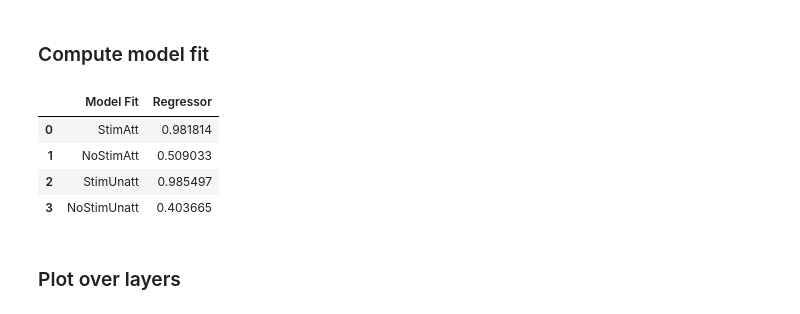
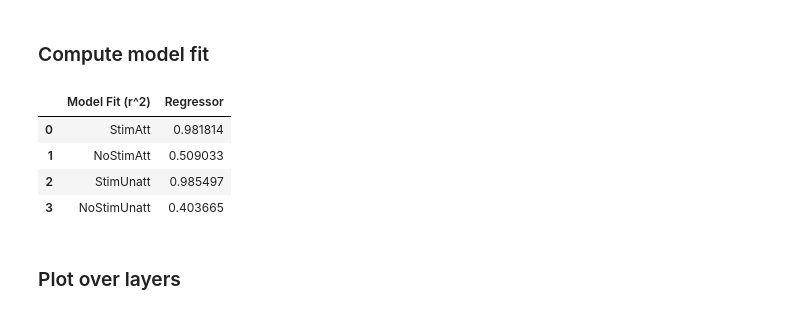
Before and after one commit to TimVanMourik/LayerAttention, a Jupyter notebook: Notebooks/LayerFir.ipynb, the cells around one changed output. Drawn from its saved outputs; the diff is of its cells as text; code cells hidden in the pictures.

```diff
--- a/Notebooks/LayerFir.ipynb
+++ b/Notebooks/LayerFir.ipynb
@@ -23,7 +24,7 @@ number_of_subjects = len(selected_subjects)
 # %% [markdown]
 ### Define relevant variables
 # %%
-root_directory = '..'
+root_directory = 'P:/3015003.04/Studies/LayerAttention'
 hemispheres = ['lh', 'rh']
 regressors_of_interest = [
     'Stimulus_{Right,On}',
@@ -112,6 +113,8 @@ hrf = np.array([sample_hrf(timepoints, onset, duration, hrf_parameters=hrf_param
 hrf_upsampled = np.array([sample_hrf(timepoints_upsampled, onset, duration, hrf_parameters=hrf_parameters)])
 # %%
 f, axes = plt.subplots(1, 2, figsize = (15,5))
+color_palletes = ["#ff4000", "#0066ff", "#ff4000", "#0066ff"]
+
 pal  = sns.color_palette(color_palletes)
 
 for i in range(len(hemispheres)):
@@ -191,15 +192,15 @@ for j in range(4):
 # %% [markdown]
 ### Compute model fit
 # %%
-df = pd.DataFrame(columns=['Model Fit', 'Regressor'])
+df = pd.DataFrame(columns=['Model Fit (r^2)', 'Regressor'])
 condition_hrfs = betas.groupby(['Stim', 'TimePoints']).mean()
 condition_hrfs = [condition_hrfs.query(f"Stim == '{regressor}'").values for regressor in regressors]
 for r in range(len(regressors)):
     df.loc[len(df)] = [regressors[r], np.corrcoef(hrf, np.transpose(condition_hrfs[r]))[0][1] ** 2]
 
 df
 # %% [output]
-|  | Model Fit | Regressor |
+|  | Model Fit (r^2) | Regressor |
 | 0 | StimAtt | 0.981814 |
 | 1 | NoStimAtt | 0.509033 |
 | 2 | StimUnatt | 0.985497 |
```
Also changed, not shown: parts of 4 cells of this notebook, 1 other file.
